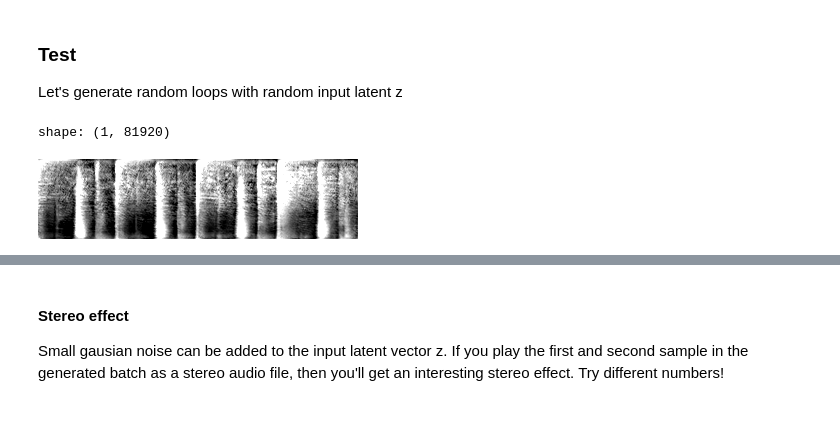
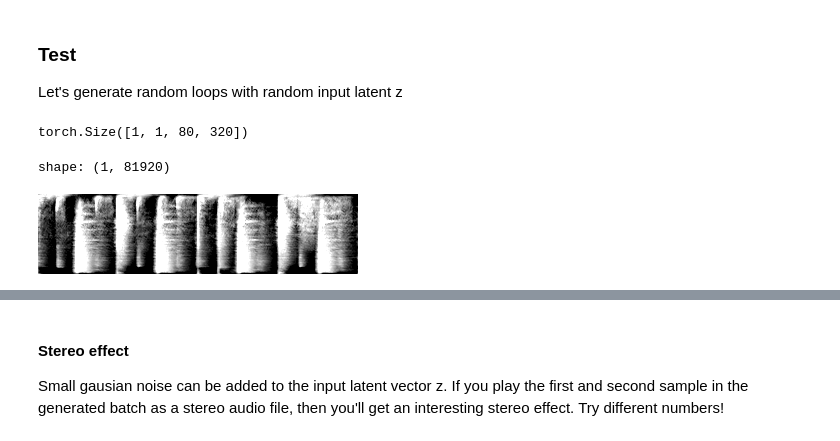
Before and after one commit to naotokui/LoopGAN, a Jupyter notebook: generate_audio.ipynb, the cells around one changed output, grey strips where cells are left out. Drawn from its saved outputs; the diff is of its cells as text; code cells hidden in the pictures.

```diff
--- a/generate_audio.ipynb
+++ b/generate_audio.ipynb
@@ -135,6 +135,9 @@ def generate(g_ema=generator, center_z = None, truncation=TRUNCATION, variation=
         # Generate!!!
         sample, _ = g_ema([sample_z], truncation=truncation, truncation_latent=mean_latent)
 
+        print(sample.shape)
+
+
         # Saving tje generated spectrogram image
         randid = random.randint(0, 10000)
         imagepath = f'/tmp/img_{randid}.png'
@@ -157,26 +160,29 @@ def generate(g_ema=generator, center_z = None, truncation=TRUNCATION, variation=
         multich = AudioSegment.from_mono_audiosegments(*channels)
         multich.export(filepath, format="wav")
 
-        return filepath, imagepath, np.array(numpy_chs)
+        return filepath, imagepath, np.array(numpy_chs), sample
 # %% [markdown]
 ### Test
 
 Let's generate random loops with random input latent z
 # %%
 # random generation
-_,  imagepath, audio_output = generate(variation=0.0)
+_,  imagepath, audio_output, sample = generate(variation=0.0)
 
 print("shape:", audio_output.shape)
 
 # display the generated spectrogram
 ipd.display(ipd.Image(filename=imagepath))
 
 
 # play the first channel
 ipd.display(ipd.Audio(audio_output[0], rate=SR))
+
+np.save("./tmp/test.npy", sample.squeeze(0))
 # %% [output]
-shape: (1, 81920)
+torch.Size([1, 1, 80, 320])
+shape: (1, 81920)
-[figure, old version]
+[figure, new version]
 [interactive output not drawn]
 # %% [markdown]
 #### Stereo effect
```
